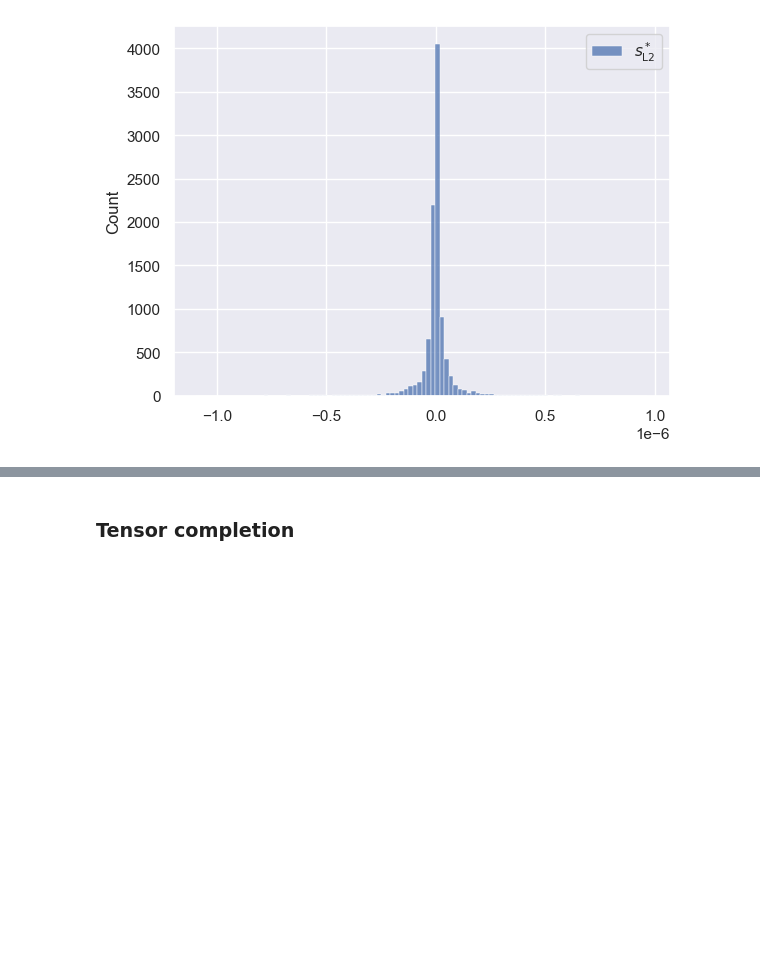
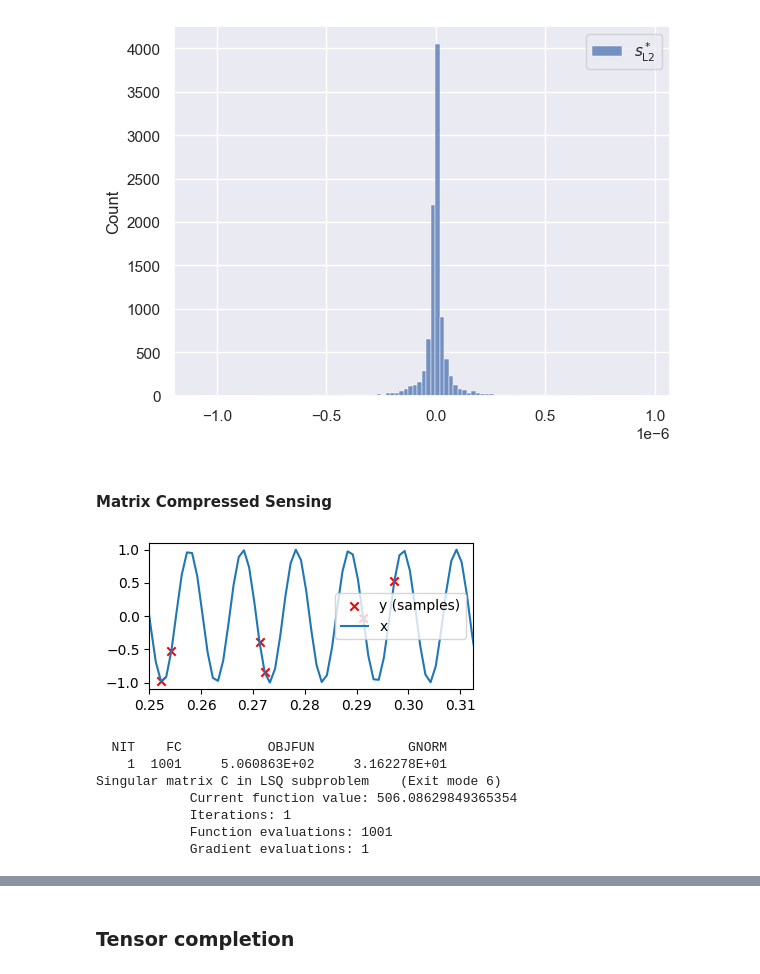
Before and after one commit to marawangamal/ptn, a Jupyter notebook: scripts/projects/qft.ipynb, the cells around one changed output, grey strips where cells are left out. Drawn from its saved outputs; the diff is of its cells as text; code cells hidden in the pictures; blank space fills up the shorter version.

Commit message:
Add compressed sensing example

```diff
--- a/scripts/projects/qft.ipynb
+++ b/scripts/projects/qft.ipynb
@@ -164,3 +164,67 @@ plt.legend()
 plt.show()
 # %% [output]
 [figure]
+# %% [markdown]
+#### Matrix Compressed Sensing
+# %%
+# ======================================
+# Compressed Sensing (1D)
+# ======================================
+
+import numpy as np
+import matplotlib.pyplot as plt
+from scipy.optimize import minimize
+
+# Hyperparameters
+filepath = "../../data/einstein/einstein.jpg"
+n_points = 1000
+n_samples = 100
+
+# Data
+t = np.linspace(0, 1, n_points)
+x = np.cos(2*97*np.pi*t)
+
+# Sampler matrix
+C = np.random.randn(n_samples, x.shape[0])
+y = C @ x.reshape(-1)
+perm = np.floor(np.random.rand(n_samples) * n_points).astype(int)
+C = np.eye(n_points)[perm]
+y = C @ x.reshape(-1)
+
+F = np.fft.fft(np.eye(n_points))
+Finv = np.conj(F) / n_points
+
+
+# =================================================================
+# Plot the 1D signal
+# =================================================================
+plt.figure(figsize=(4,2))
+plt.scatter(t[perm], y, label='y (samples)', marker='x', color='red')  # samples only
+plt.plot(t, x, label='x')
+plt.xlim(1024/4096, 1280/4096)
+plt.tight_layout()
+plt.legend()
+plt.show()
+
+# =================================================================
+# Standard Constrained Optimization in NumPy
+# =================================================================
+
+
+def obj_fn(s_t):
+    return np.linalg.norm(s_t, 1)
+
+con = []
+con.append({'type': 'eq', 'fun': lambda s_t: (C @ ( Finv @ s_t)) - y})
+
+s_0 = np.random.rand(x.shape[0])
+res = minimize(obj_fn, s_0, method='SLSQP', constraints=con, options={'disp': True, 'iprint': 2})
+# %% [output]
+[figure, added]
+  NIT    FC           OBJFUN            GNORM
+    1  1001     5.060863E+02     3.162278E+01
+Singular matrix C in LSQ subproblem    (Exit mode 6)
+            Current function value: 506.08629849365354
+            Iterations: 1
+            Function evaluations: 1001
+            Gradient evaluations: 1
```
Also changed, not shown: parts of 2 cells of this notebook.
